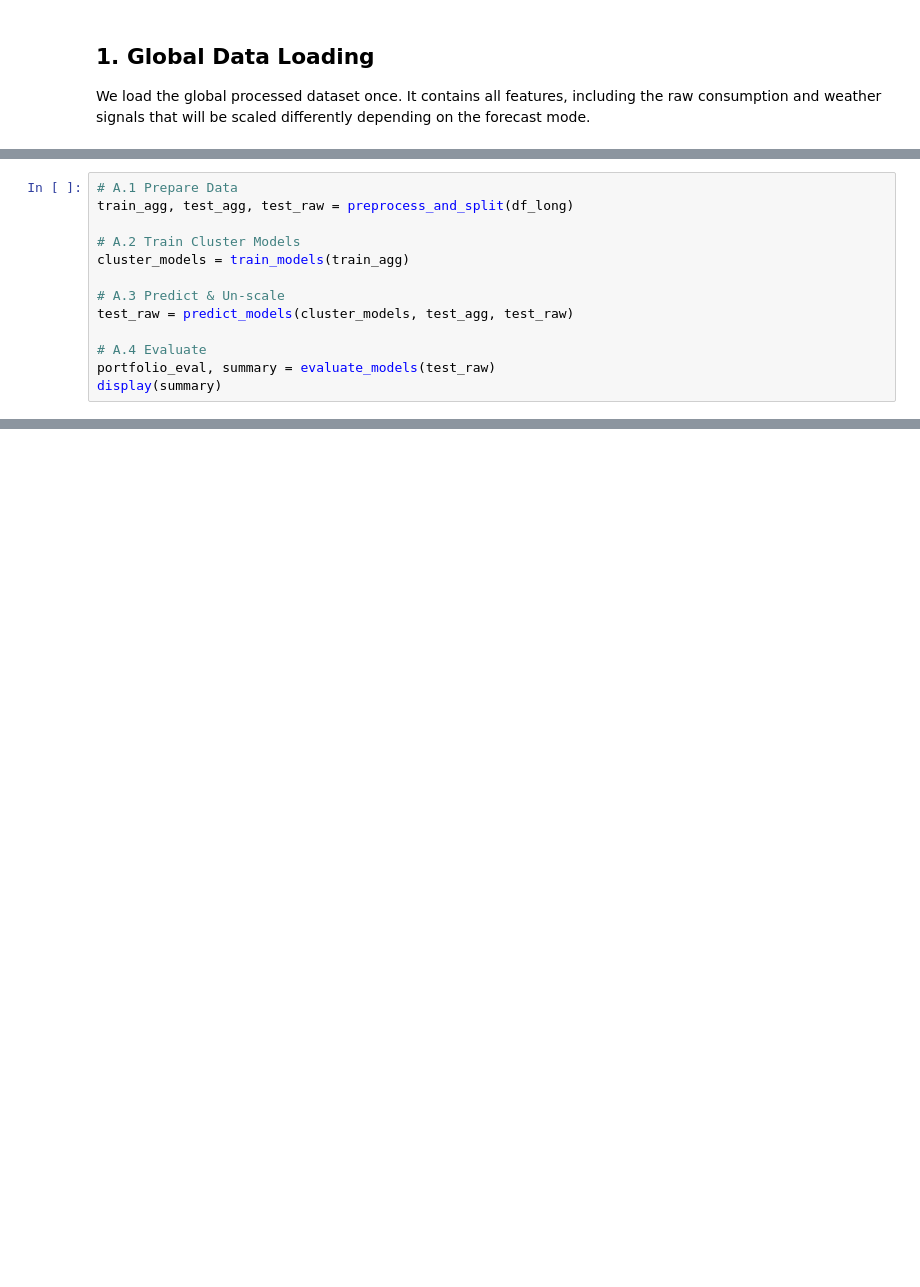
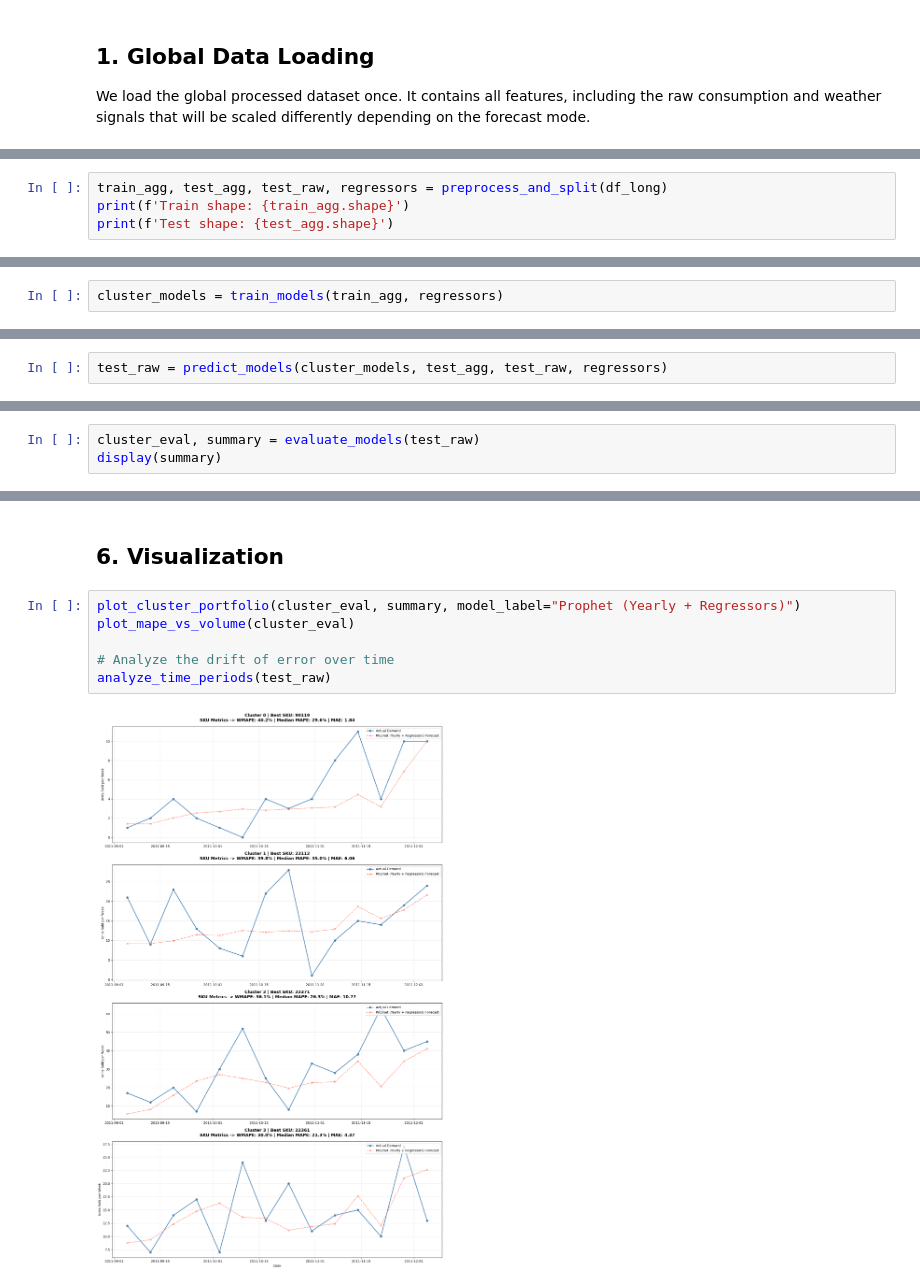
Before and after one commit to fede-giorgi/forecasting-retail, a Jupyter notebook: notebooks/prophet_playground.ipynb, the cells around one changed output, grey strips where cells are left out. Drawn from its saved outputs; the diff is of its cells as text; blank space fills up the shorter version.

Commit message:
feat: prophet model (can be improved)

```diff
--- a/notebooks/prophet_playground.ipynb
+++ b/notebooks/prophet_playground.ipynb
@@ -62,16 +55,7 @@ We split the data chronologically, aggregate the training data by cluster to tra
 # %%
-# A.1 Prepare Data
-train_agg, test_agg, test_raw = preprocess_and_split(df_long)
-
-# A.2 Train Cluster Models
-cluster_models = train_models(train_agg)
-
-# A.3 Predict & Un-scale
-test_raw = predict_models(cluster_models, test_agg, test_raw)
-
-# A.4 Evaluate
-portfolio_eval, summary = evaluate_models(test_raw)
-display(summary)
+train_agg, test_agg, test_raw, regressors = preprocess_and_split(df_long)
+print(f'Train shape: {train_agg.shape}')
+print(f'Test shape: {test_agg.shape}')
 # %% [output]
 Preparing train/test split and log-scaling...
 Applying log1p scaling to Quantity...
@@ -112,0 +67,2 @@ analyze_time_periods(test_raw)
+# %%
+cluster_models = train_models(train_agg, regressors)
@@ -112,0 +77,2 @@ analyze_time_periods(test_raw)
+# %%
+test_raw = predict_models(cluster_models, test_agg, test_raw, regressors)
@@ -112,0 +84,3 @@ analyze_time_periods(test_raw)
+# %%
+cluster_eval, summary = evaluate_models(test_raw)
+display(summary)
@@ -112,0 +96,10 @@ analyze_time_periods(test_raw)
+# %% [markdown]
+## 6. Visualization
+# %%
+plot_cluster_portfolio(cluster_eval, summary, model_label="Prophet (Yearly + Regressors)")
+plot_mape_vs_volume(cluster_eval)
+
+# Analyze the drift of error over time
+analyze_time_periods(test_raw)
+# %% [output]
+[figure, added]
```
Also changed, not shown: parts of 15 cells of this notebook, 2 other files.
